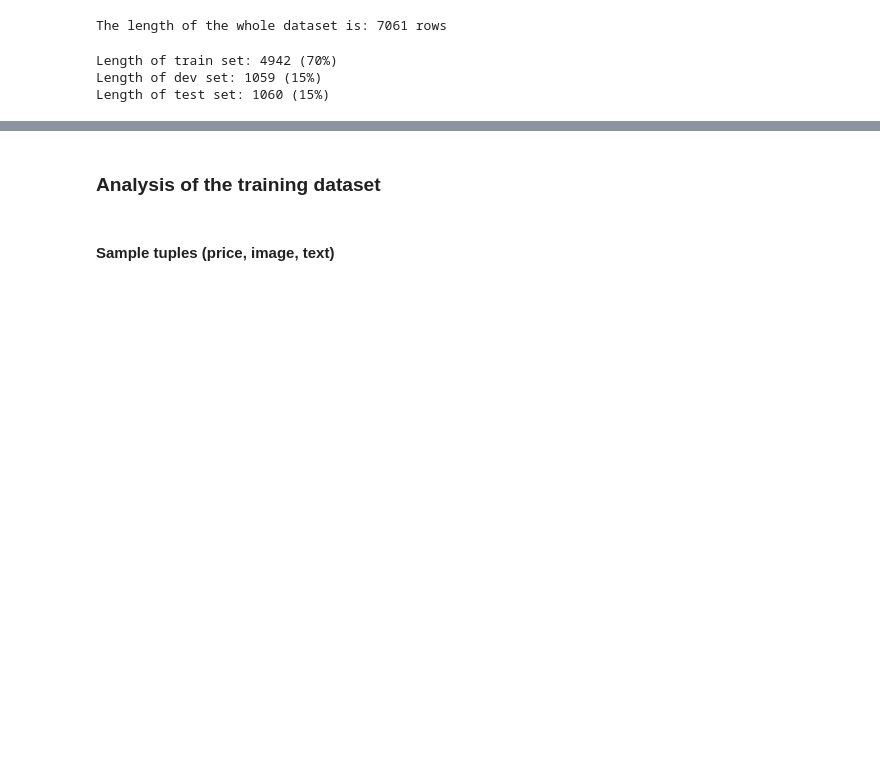
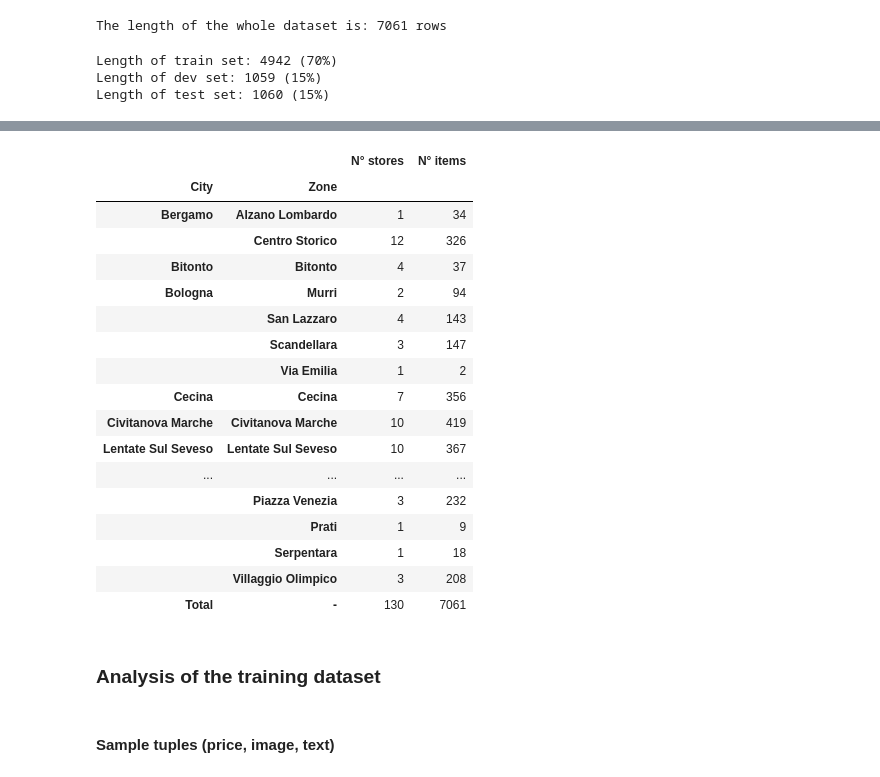
Before and after one commit to giacomorebecchi/food-pricing, a Jupyter notebook: notebooks/04.01_dataset_visualization.ipynb, the cells around one changed output, grey strips where cells are left out. Cells and saved outputs as stored; diff of their text form; code cells hidden in the pictures; blank space fills up the shorter version.

```diff
--- a/notebooks/04.01_dataset_visualization.ipynb
+++ b/notebooks/04.01_dataset_visualization.ipynb
@@ -44,0 +86,25 @@ Length of test set: 1060 (15%)
+# %%
+city_zone_data = store_data.groupby(["City", "Zone"]).agg({"Store": "count", "N° items": "sum"}).rename(columns={"Store": "N° stores"})
+city_zone_data.loc[("Total", "-"),:] = city_zone_data.sum()
+city_zone_data = city_zone_data.astype(np.int32)
+
+city_zone_data
+# %% [output]
+|  |  | N° stores | N° items |
+| City | Zone |  |  |
+| Bergamo | Alzano Lombardo | 1 | 34 |
+|  | Centro Storico | 12 | 326 |
+| Bitonto | Bitonto | 4 | 37 |
+| Bologna | Murri | 2 | 94 |
+|  | San Lazzaro | 4 | 143 |
+|  | Scandellara | 3 | 147 |
+|  | Via Emilia | 1 | 2 |
+| Cecina | Cecina | 7 | 356 |
+| Civitanova Marche | Civitanova Marche | 10 | 419 |
+| Lentate Sul Seveso | Lentate Sul Seveso | 10 | 367 |
+| ... | ... | ... | ... |
+|  | Piazza Venezia | 3 | 232 |
+|  | Prati | 1 | 9 |
+|  | Serpentara | 1 | 18 |
+|  | Villaggio Olimpico | 3 | 208 |
+| Total | - | 130 | 7061 |
```
Also changed, not shown: parts of 14 cells of this notebook, 7 other files.
